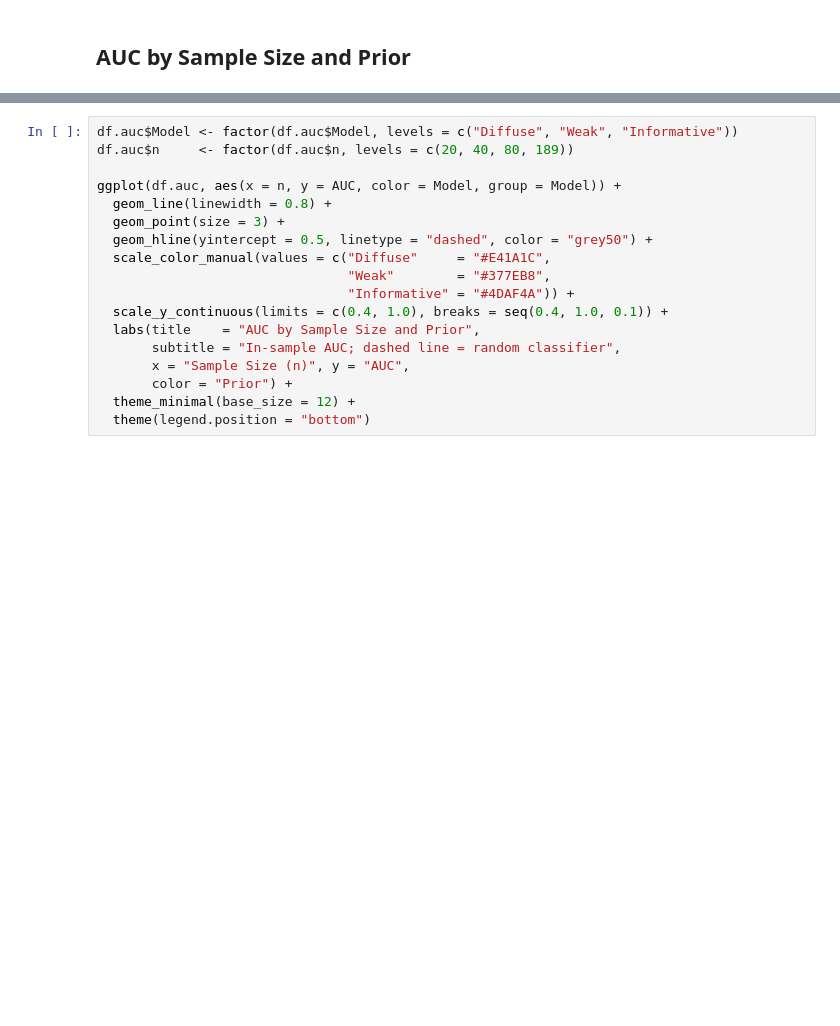
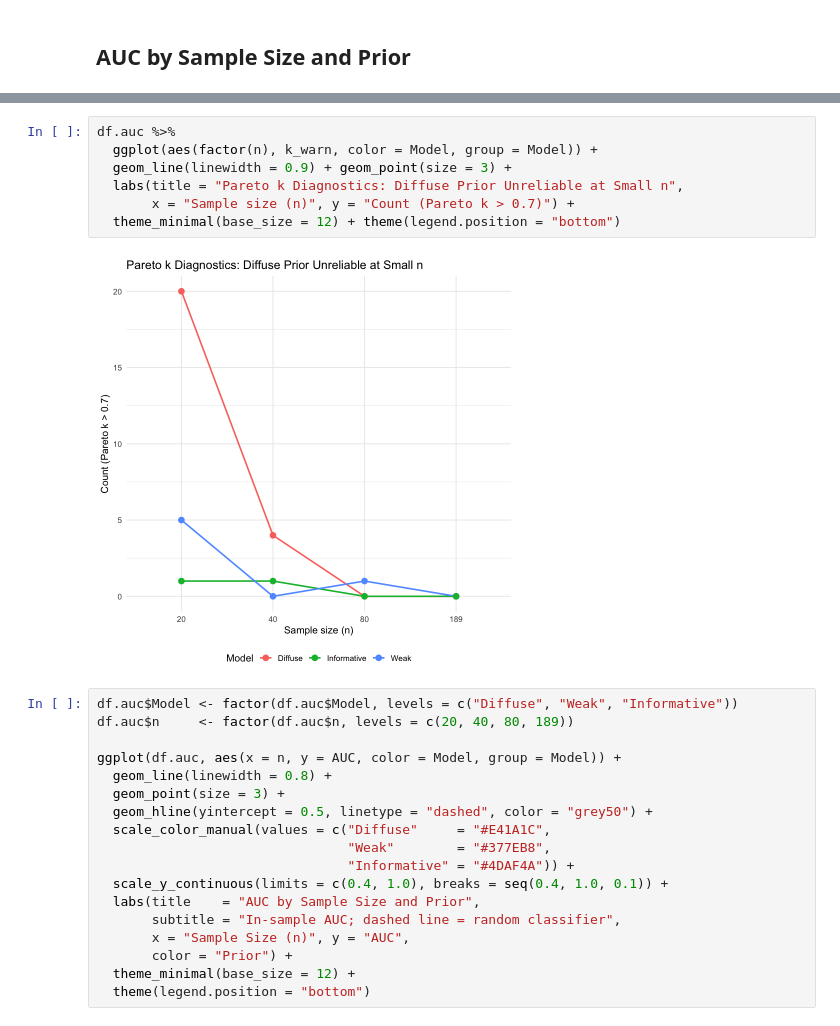
Before and after one commit to ShengPeiWilliam/bayesian-prior-sensitivity, a Jupyter notebook: code/birthwt_analysis.ipynb, the cells around one changed output, grey strips where cells are left out. Saved outputs shown, nothing was run; the diff lists cells and outputs as text; blank space fills up the shorter version.

```diff
--- a/code/birthwt_analysis.ipynb
+++ b/code/birthwt_analysis.ipynb
@@ -602,3 +789,12 @@ print(df.auc, row.names = FALSE)
+# %%
+df.auc %>%
+  ggplot(aes(factor(n), k_warn, color = Model, group = Model)) +
+  geom_line(linewidth = 0.9) + geom_point(size = 3) +
+  labs(title = "Pareto k Diagnostics: Diffuse Prior Unreliable at Small n",
+       x = "Sample size (n)", y = "Count (Pareto k > 0.7)") +
+  theme_minimal(base_size = 12) + theme(legend.position = "bottom")
+# %% [output]
+[figure, added]
 # %%
 df.auc$Model <- factor(df.auc$Model, levels = c("Diffuse", "Weak", "Informative"))
 df.auc$n     <- factor(df.auc$n, levels = c(20, 40, 80, 189))
```
Also changed, not shown: parts of 12 cells of this notebook.
